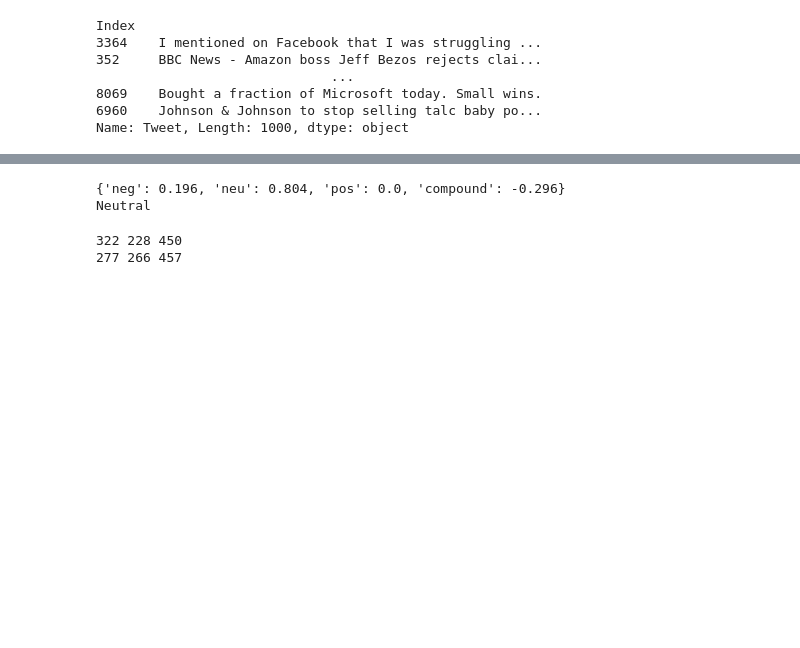
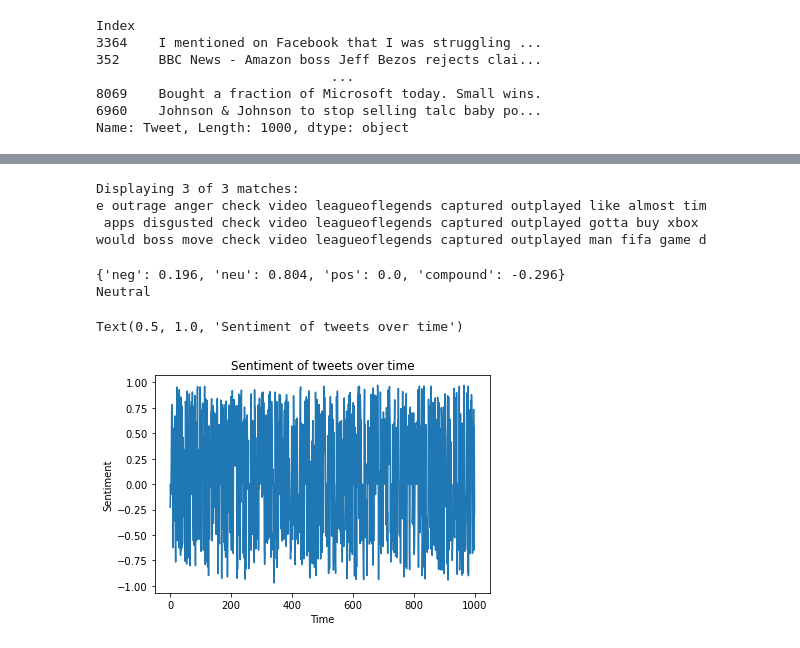
Before and after one commit to mustafa-tariqk/sentiment-trends, a Jupyter notebook: layale.ipynb, the cells around one changed output, grey strips where cells are left out. Drawn from its saved outputs; the diff is of its cells as text; code cells hidden in the pictures; blank space fills up the shorter version.

Commit message:
Some more testing

```diff
--- a/layale.ipynb
+++ b/layale.ipynb
@@ -37,7 +30,13 @@ indices = testing_data.index.values.tolist()
 # %%
+'''
+This function processes the tweet into a string array for NLP sentiment analysis.
+'''
+
 def clean_tweet(tweet):
 
     removing_mentions = r'@[A-Za-z0-9_]+'
+
+    tweet = tweet.lower()
 
     tweet = re.sub(removing_mentions, '', tweet)
 
@@ -46,6 +45,6 @@ def clean_tweet(tweet):
     tokens = [w.translate(table) for w in tokens]
     token = [w for w in tokens if w.isalpha()]
     stop_words = stopwords.words("english")
-    new_tweet = [w for w in token if w.lower() not in stop_words]
+    new_tweet = [w for w in token if w not in stop_words]
 
     return ' '.join(new_tweet)
@@ -87,3 +104,11 @@ freq_dist_tweet.most_common(3)
+# %%
+test_conco = nltk.Text(token_tweets)
+test_conco.concordance("check video leagueoflegends captured outplayed")
+# %% [output]
+Displaying 3 of 3 matches:
+e outrage anger check video leagueoflegends captured outplayed like almost tim
+ apps disgusted check video leagueoflegends captured outplayed gotta buy xbox
+would boss move check video leagueoflegends captured outplayed man fifa game d
 # %%
 # Testing sentiment analyzer
 idx = 6960
@@ -94,12 +119,8 @@ print(testing_data.Sentiment.loc[idx])
 {'neg': 0.196, 'neu': 0.804, 'pos': 0.0, 'compound': -0.296}
 Neutral
 # %%
-all_sentiment = []
-count = 0
 
-pos_count_vader = 0
-neg_count_vader = 0
-neu_count_vader = 0
+input_tweets = []
 
 pos_count_true = 0
 neg_count_true = 0
@@ -107,18 +128,7 @@ neu_count_true = 0
 
 
 for idx in testing_data.index.values.tolist():
-    input_tweet = clean_tweet(testing_data.Tweet.loc[idx])
-    all_sentiment.append(sentiment_analyzer.polarity_scores(input_tweet))
-
-    score = all_sentiment[count]
-
-    # Not sure how to threshold positive vs negative vs neutral score
-    if score['compound'] > 0.5:
-        pos_count_vader+=1
-    elif score['compound'] < -0.5:
-        neg_count_vader+=1
-    else:
-        neu_count_vader+=1
+    input_tweets.append(clean_tweet(testing_data.Tweet.loc[idx]))
 
     if testing_data.Sentiment.loc[idx]=='Positive':
         pos_count_true+=1
@@ -127,10 +137,14 @@ for idx in testing_data.index.values.tolist():
     else:
         neu_count_true+=1
 
-    count+=1
-
-print(pos_count_vader,neg_count_vader,neu_count_vader)
-print(pos_count_true,neg_count_true,neu_count_true)
+sentiment, freq = analyze_tweet(input_tweets)
-# %% [output]
-322 228 450
-277 266 457
+# %%
+plt.figure
+plt.plot(sentiment)
+plt.show
+plt.xlabel("Time")
+plt.ylabel("Sentiment")
+plt.title("Sentiment of tweets over time")
+# %% [output]
+Text(0.5, 1.0, 'Sentiment of tweets over time')
+[figure, added]
```
Also changed, not shown: parts of 5 cells of this notebook.
